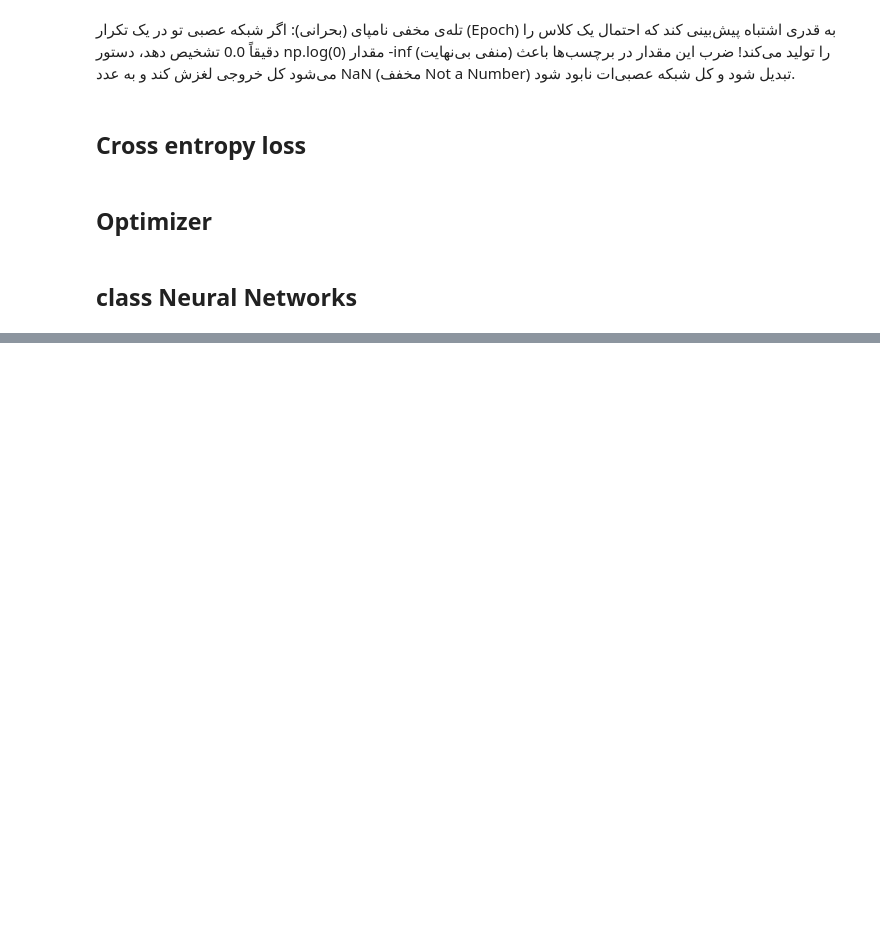
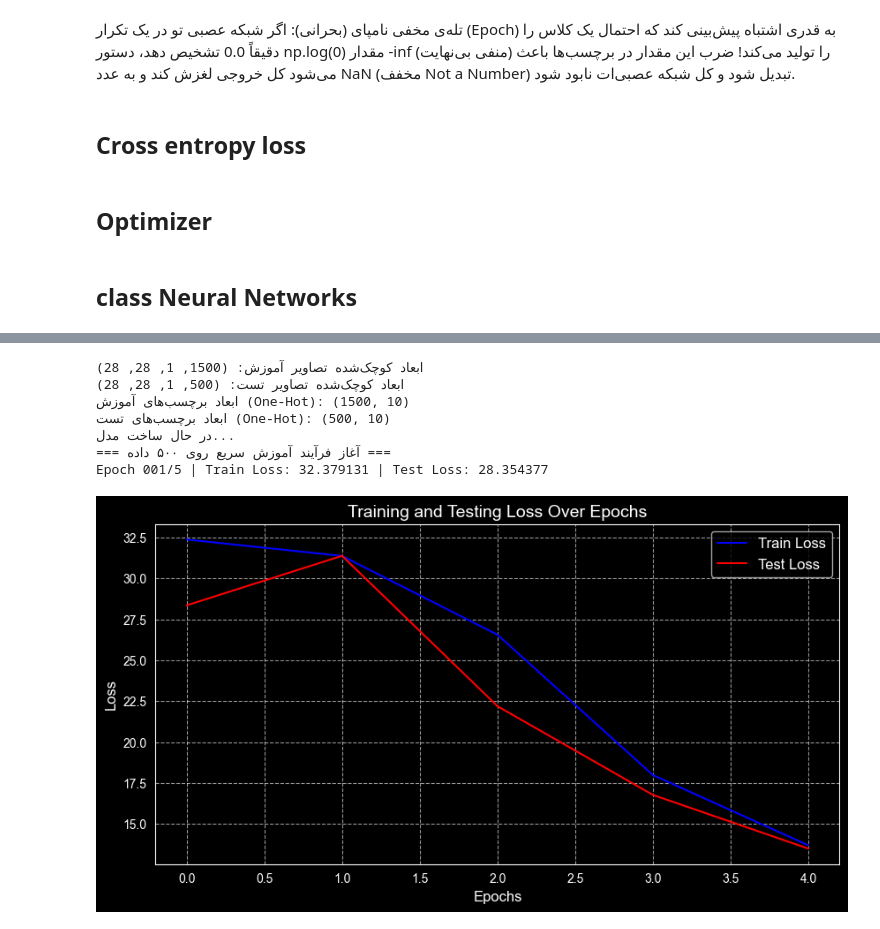
Before and after one commit to mohammadrezakasra/lenet5-mnist-from-scratch, a Jupyter notebook: lenet5.ipynb, the cells around one changed output, grey strips where cells are left out. Cells and saved outputs as stored; diff of their text form; code cells hidden in the pictures; blank space fills up the shorter version.

```diff
--- a/lenet5.ipynb
+++ b/lenet5.ipynb
@@ -880 +836,64 @@ FC INPUT SHAPE: (4, 128)
 ✅ متد Train بدون خطا تا انتها اجرا شد و نمودار خطا رسم گردید!
+# %%
+## 7. Limit to 500 Samples & Scale Data (0 to 1)
+# برای تست سریع، فقط ۵۰۰ داده آموزشی و ۱۰۰ داده تست برمی‌داریم
+X_train_small = X_train[:1500] / 255.0
+y_train_small = y_train[:1500]
+
+X_test_small = X_test[:500] / 255.0
+y_test_small = y_test[:500]
+
+print("ابعاد کوچک‌شده تصاویر آموزش:", X_train_small.shape)
+print("ابعاد کوچک‌شده تصاویر تست:", X_test_small.shape)
+
+
+## 8. Target Encoding (One-Hot Encoding)
+def to_one_hot(y, num_classes=10):
+    y = y.astype(int).flatten()
+    one_hot = np.zeros((y.size, num_classes))
+    one_hot[np.arange(y.size), y] = 1
+    return one_hot
+
+
+y_train_encoded = to_one_hot(y_train_small)
+y_test_encoded = to_one_hot(y_test_small)
+
+print("ابعاد برچسب‌های آموزش (One-Hot):", y_train_encoded.shape)
+print("ابعاد برچسب‌های تست (One-Hot):", y_test_encoded.shape)
+
+## 9. Model Configuration & Architecture (LeNet Style)
+# ابعاد ورودی فلت‌شده: (حاصل ۱ فیلتر ۵در۵ روی تصویر ۲۸در۲۸ برابر با ۲۴در۲۴ است که فلت آن می‌شود ۵۷۶)
+# اگر از معماری چند لایه استفاده می‌کنید، این عدد را بر اساس خروجی کانولوشن نهایی تنظیم کنید.
+input_dim = 576
+output_dim = 10
+layer_sizes = [128, 10]
+conv_list = [("conv", 1, 5, 1)]  # تنظیمات کانولوشن فعلی شما
+
+print("در حال ساخت مدل...")
+model = neural_networks(
+    input_dim=input_dim,
+    output_dim=output_dim,
+    layer_sizes=layer_sizes,
+    conv_list=conv_list,
+    mod_opt="momentum",
+    activation="sigmoid"
+)
+
+## 10. Start Training Pipeline
+print("=== آغاز فرآیند آموزش سریع روی ۵۰۰ داده ===")
+model.train(
+    training_data=(X_train_small, y_train_encoded),
+    testing_data=(X_test_small, y_test_encoded),
+    epochs=5,  # ۵ اپوک برای تست سرعت بسیار مناسب است
+    batch_size=64,  # دسته‌های ۶۴ تایی
+    lr=0.01  # نرخ یادگیری
+)
+# %% [output]
+ابعاد کوچک‌شده تصاویر آموزش: (1500, 1, 28, 28)
+ابعاد کوچک‌شده تصاویر تست: (500, 1, 28, 28)
+ابعاد برچسب‌های آموزش (One-Hot): (1500, 10)
+ابعاد برچسب‌های تست (One-Hot): (500, 10)
+در حال ساخت مدل...
+=== آغاز فرآیند آموزش سریع روی ۵۰۰ داده ===
+Epoch 001/5 | Train Loss: 32.379131 | Test Loss: 28.354377
+[figure, added]
```
Also changed, not shown: parts of 8 cells of this notebook, 1 other file.
